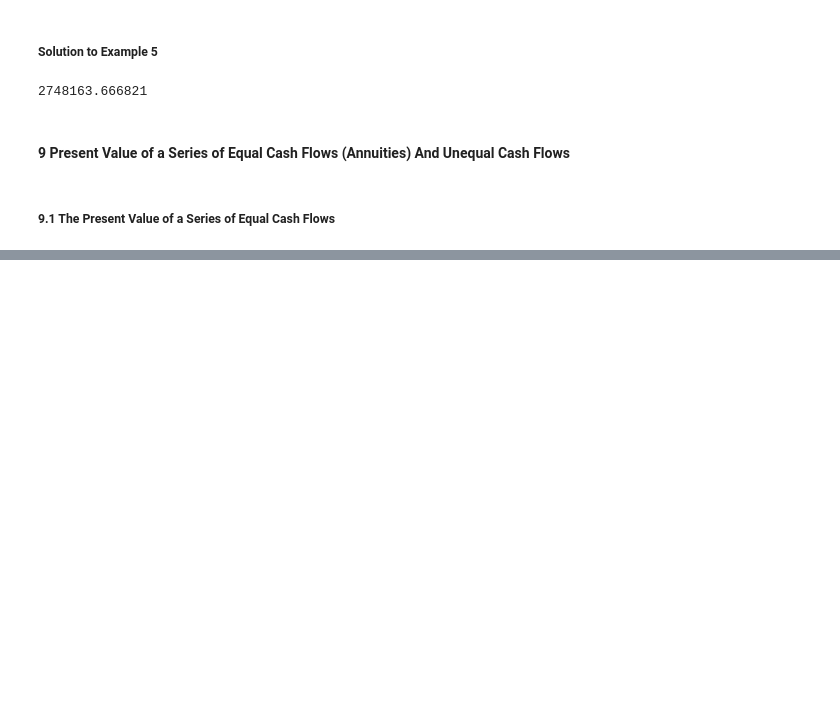
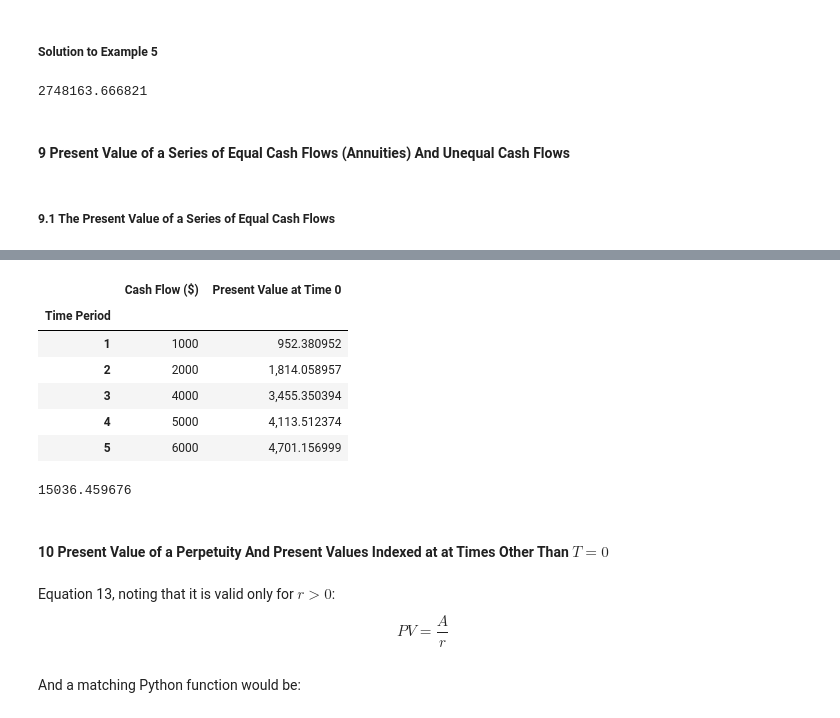
Before and after one commit to logician666/CFA-QuantitativeMethods, a Jupyter notebook: Notes to the Book.ipynb, the cells around one changed output, grey strips where cells are left out. Saved outputs shown, nothing was run; the diff lists cells and outputs as text; code cells hidden in the pictures; blank space fills up the shorter version.

```diff
--- a/Notes to the Book.ipynb
+++ b/Notes to the Book.ipynb
@@ -292,0 +334,9 @@ PV_N_m(5_000_000, 0.06, 12, 10)
+# %%
+table_3 = pd.DataFrame(
+    {
+        'Cash Flow ($)': [1_000, 2_000, 4_000, 5_000, 6_000]
+    },
+    index=list(range(1, 6))
+)
+table_3.rename_axis('Time Period', inplace=True)
+table_3
@@ -292,0 +351,25 @@ PV_N_m(5_000_000, 0.06, 12, 10)
+# %%
+table_3['Present Value at Time 0'] = \
+    table_3.apply(lambda row: PV(row['Cash Flow ($)'], 0.05, row.name), axis=1)
+table_3
+# %% [output]
+|  | Cash Flow ($) | Present Value at Time 0 |
+| Time Period |  |  |
+| 1 | 1000 | 952.380952 |
+| 2 | 2000 | 1,814.058957 |
+| 3 | 4000 | 3,455.350394 |
+| 4 | 5000 | 4,113.512374 |
+| 5 | 6000 | 4,701.156999 |
+# %%
+table_3['Present Value at Time 0'].sum()
+# %% [output]
+15036.459676
+# %% [markdown]
+#### 10 Present Value of a Perpetuity And Present Values Indexed at at Times Other Than $T = 0$
+# %% [markdown]
+Equation 13, noting that it is valid only for $r > 0$:
+$$
+PV = \frac{A}{r}
+$$
+# %% [markdown]
+And a matching Python function would be:
```
Also changed, not shown: parts of 22 cells of this notebook.
